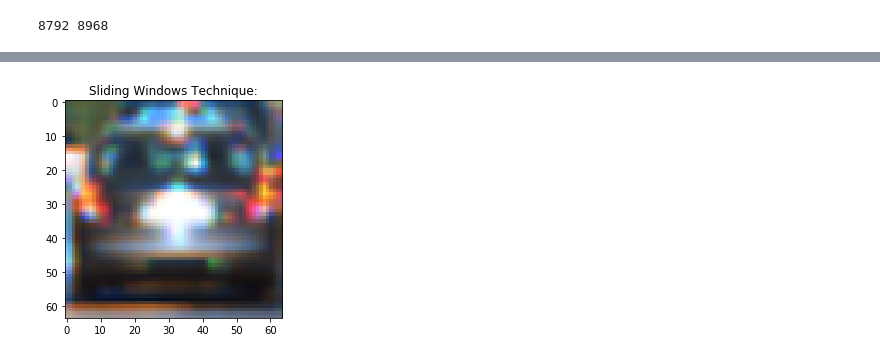
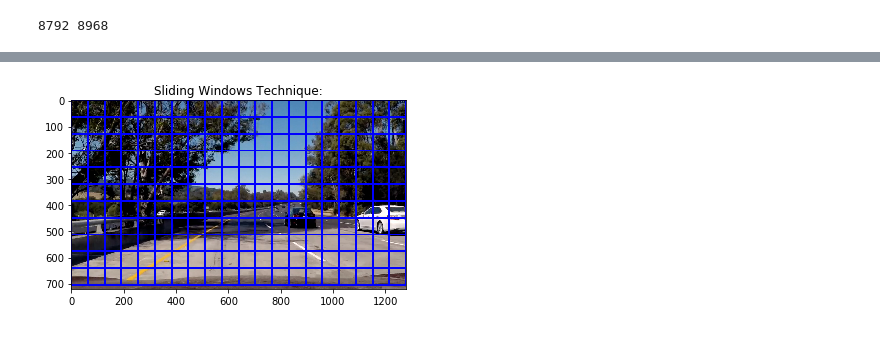
Before and after one commit to Arjun911/vehicle-detection, a Jupyter notebook: Untitled.ipynb, the cells around one changed output, grey strips where cells are left out. Saved outputs shown, nothing was run; the diff lists cells and outputs as text; code cells hidden in the pictures.

```diff
--- a/Untitled.ipynb
+++ b/Untitled.ipynb
@@ -224,9 +225,14 @@ def extract_features(images, color_space='RGB', spatial_size=(32, 32),
     # Return list of feature vectors
     return features
 # %%
-# image = mpimg.imread('test_images/test5.jpg')
+import numpy as np
+import cv2
+import matplotlib.pyplot as plt
+import matplotlib.image as mpimg
 
-# # Here is your draw_boxes function from the previous exercise
+image = mpimg.imread('test_images/test5.jpg')
+
+# Here is your draw_boxes function from the previous exercise
 def draw_boxes(img, bboxes, color=(0, 0, 255), thick=6):
     # Make a copy of the image
     imcopy = np.copy(img)
@@ -269,34 +275,34 @@ def slide_window(img, x_start_stop=[None, None], y_start_stop=[None, None],
     ny_buffer = np.int(xy_window[1]*(xy_overlap[1]))
     nx_windows = np.int((xspan-nx_buffer)/nx_pix_per_step)
     ny_windows = np.int((yspan-ny_buffer)/ny_pix_per_step)
     # Initialize a list to append window positions to
     window_list = []
     # Loop through finding x and y window positions
     # Note: you could vectorize this step, but in practice
     # you'll be considering windows one by one with your
     # classifier, so looping makes sense
     for ys in range(ny_windows):
         for xs in range(nx_windows):
             # Calculate window position
             startx = xs*nx_pix_per_step + x_start_stop[0]
             endx = startx + xy_window[0]
             starty = ys*ny_pix_per_step + y_start_stop[0]
             endy = starty + xy_window[1]
             # Append window position to list
             window_list.append(((startx, starty), (endx, endy)))
     # Return the list of windows
     return window_list
 
 
 windows = slide_window(image, x_start_stop=[None, None], y_start_stop=[None, None],
                     xy_window=(128, 128), xy_overlap=(0.5, 0.5))
 
 window_img = draw_boxes(image, windows, color=(0, 0, 255), thick=6)
 plt.imshow(window_img)
 plt.title('Sliding Windows Technique:')
 plt.savefig('output_images/sliding_windows.png')
 # %% [output]
-[figure, old version]
+[figure, new version]
 # %%
 # Define a function to extract features from a single image window
 # This function is very similar to extract_features()
```
Also changed, not shown: parts of 21 cells of this notebook, 18 other files.
